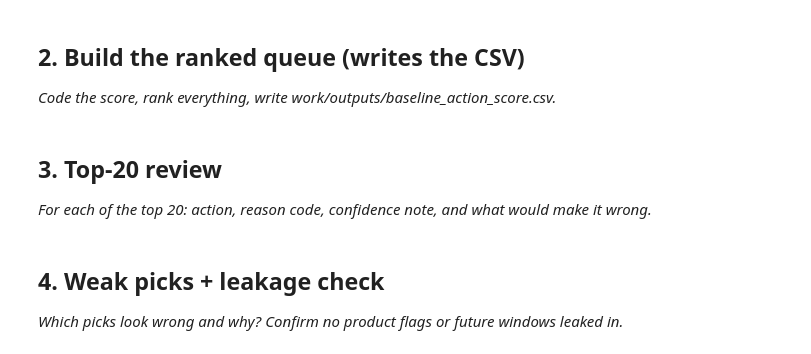
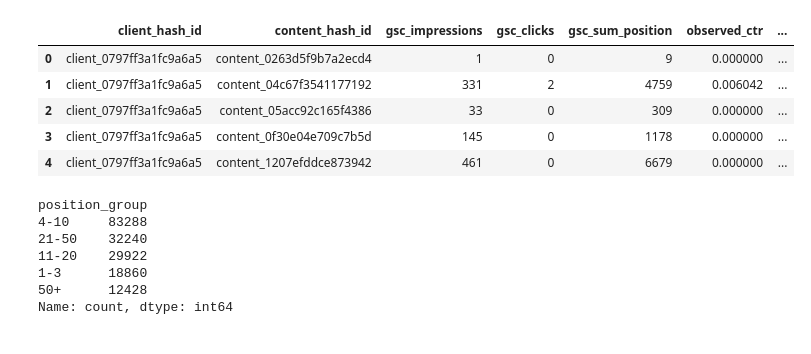
Before and after one commit to AliAlmasri7/FlyRank-ML, a Jupyter notebook: work/notebooks/w04_baseline_score.ipynb, the cells around one changed output. Cells and saved outputs as stored; diff of their text form; code cells hidden in the pictures.

Commit message:
Baseline Action Score and Top-10 Review closed

```diff
--- a/work/notebooks/w04_baseline_score.ipynb
+++ b/work/notebooks/w04_baseline_score.ipynb
@@ -227,12 +113,63 @@ position_check
-# %% [markdown]
-## 2. Build the ranked queue (writes the CSV)
-
-*Code the score, rank everything, write work/outputs/baseline_action_score.csv.*
-# %% [markdown]
-## 3. Top-20 review
-
-*For each of the top 20: action, reason code, confidence note, and what would make it wrong.*
-# %% [markdown]
-## 4. Weak picks + leakage check
-
-*Which picks look wrong and why? Confirm no product flags or future windows leaked in.*
+# %%
+content_df = (
+    march_df
+    .groupby(
+        ["client_hash_id", "content_hash_id"],
+        as_index=False
+    )
+    .agg(
+        gsc_impressions=("gsc_impressions", "sum"),
+        gsc_clicks=("gsc_clicks", "sum"),
+        gsc_sum_position=("gsc_sum_position", "sum")
+    )
+)
+
+# Calculate observed CTR
+content_df["observed_ctr"] = (
+    content_df["gsc_clicks"] /
+    content_df["gsc_impressions"]
+)
+
+# Calculate average position
+content_df["avg_position"] = np.where(
+    content_df["gsc_impressions"] > 0,
+    content_df["gsc_sum_position"] /
+    content_df["gsc_impressions"],
+    np.nan
+)
+
+content_df.head()
+# %% [output]
+|  | client_hash_id | content_hash_id | gsc_impressions | gsc_clicks | gsc_sum_position | observed_ctr | ... |
+| 0 | client_0797ff3a1fc9a6a5 | content_0263d5f9b7a2ecd4 | 1 | 0 | 9 | 0.000000 | ... |
+| 1 | client_0797ff3a1fc9a6a5 | content_04c67f3541177192 | 331 | 2 | 4759 | 0.006042 | ... |
+| 2 | client_0797ff3a1fc9a6a5 | content_05acc92c165f4386 | 33 | 0 | 309 | 0.000000 | ... |
+| 3 | client_0797ff3a1fc9a6a5 | content_0f30e04e709c7b5d | 145 | 0 | 1178 | 0.000000 | ... |
+| 4 | client_0797ff3a1fc9a6a5 | content_1207efddce873942 | 461 | 0 | 6679 | 0.000000 | ... |
+# %%
+def position_group(position):
+    if position <= 3:
+        return "1-3"
+    elif position <= 10:
+        return "4-10"
+    elif position <= 20:
+        return "11-20"
+    elif position <= 50:
+        return "21-50"
+    else:
+        return "50+"
+
+content_df["position_group"] = (
+    content_df["avg_position"]
+    .apply(position_group)
+)
+
+content_df["position_group"].value_counts()
+# %% [output]
+position_group
+4-10     83288
+21-50    32240
+11-20    29922
+1-3      18860
+50+      12428
+Name: count, dtype: int64
```
Also changed, not shown: parts of 23 cells of this notebook.
